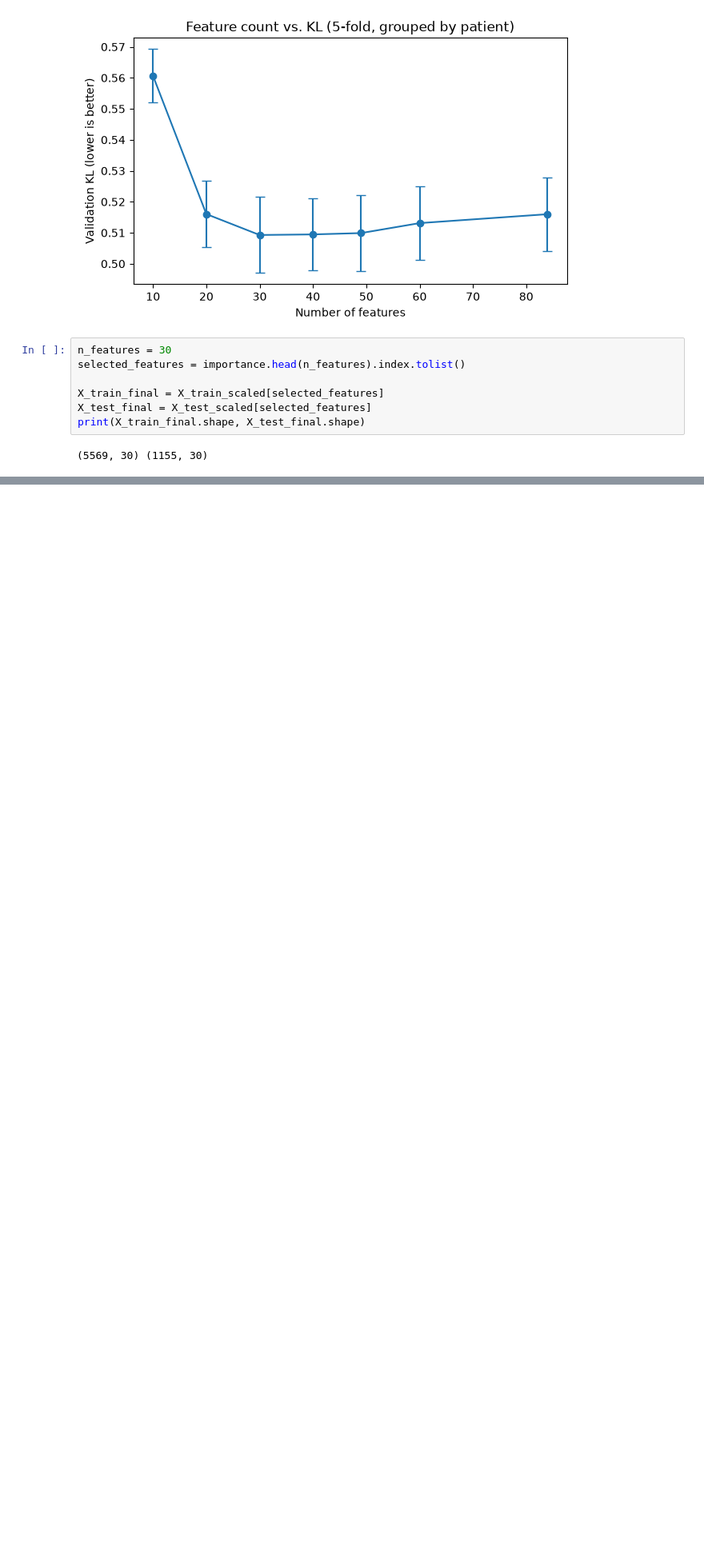
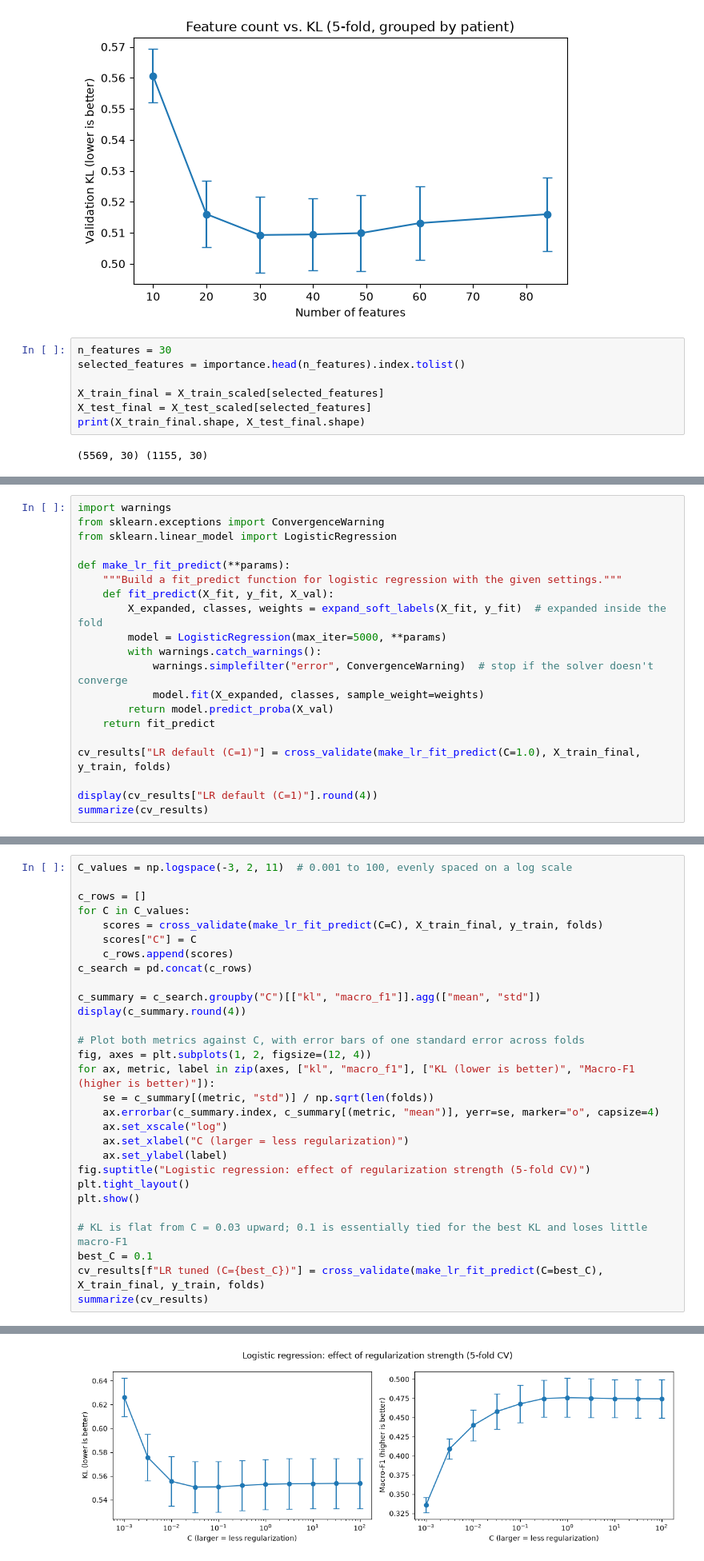
Before and after one commit to daviijulian/ML-Project-2, a Jupyter notebook: notebooks/DavidJulian.ipynb, the cells around one changed output, grey strips where cells are left out. Shown at 80% size. Saved outputs shown, nothing was run; the diff lists cells and outputs as text; blank space fills up the shorter version.

Commit message:
Results: Logistic Regression baseline classifier

```diff
--- a/notebooks/DavidJulian.ipynb
+++ b/notebooks/DavidJulian.ipynb
@@ -399,0 +516,20 @@ print(X_train_final.shape, X_test_final.shape)
+# %%
+import warnings
+from sklearn.exceptions import ConvergenceWarning
+from sklearn.linear_model import LogisticRegression
+
+def make_lr_fit_predict(**params):
+    """Build a fit_predict function for logistic regression with the given settings."""
+    def fit_predict(X_fit, y_fit, X_val):
+        X_expanded, classes, weights = expand_soft_labels(X_fit, y_fit)  # expanded inside the fold
+        model = LogisticRegression(max_iter=5000, **params)
+        with warnings.catch_warnings():
+            warnings.simplefilter("error", ConvergenceWarning)  # stop if the solver doesn't converge
+            model.fit(X_expanded, classes, sample_weight=weights)
+        return model.predict_proba(X_val)
+    return fit_predict
+
+cv_results["LR default (C=1)"] = cross_validate(make_lr_fit_predict(C=1.0), X_train_final, y_train, folds)
+
+display(cv_results["LR default (C=1)"].round(4))
+summarize(cv_results)
@@ -399,0 +556,30 @@ print(X_train_final.shape, X_test_final.shape)
+# %%
+C_values = np.logspace(-3, 2, 11)  # 0.001 to 100, evenly spaced on a log scale
+
+c_rows = []
+for C in C_values:
+    scores = cross_validate(make_lr_fit_predict(C=C), X_train_final, y_train, folds)
+    scores["C"] = C
+    c_rows.append(scores)
+c_search = pd.concat(c_rows)
+
+c_summary = c_search.groupby("C")[["kl", "macro_f1"]].agg(["mean", "std"])
+display(c_summary.round(4))
+
+# Plot both metrics against C, with error bars of one standard error across folds
+fig, axes = plt.subplots(1, 2, figsize=(12, 4))
+for ax, metric, label in zip(axes, ["kl", "macro_f1"], ["KL (lower is better)", "Macro-F1 (higher is better)"]):
+    se = c_summary[(metric, "std")] / np.sqrt(len(folds))
+    ax.errorbar(c_summary.index, c_summary[(metric, "mean")], yerr=se, marker="o", capsize=4)
+    ax.set_xscale("log")
+    ax.set_xlabel("C (larger = less regularization)")
+    ax.set_ylabel(label)
+fig.suptitle("Logistic regression: effect of regularization strength (5-fold CV)")
+plt.tight_layout()
+plt.show()
+
+# KL is flat from C = 0.03 upward; 0.1 is essentially tied for the best KL and loses little macro-F1
+best_C = 0.1
+cv_results[f"LR tuned (C={best_C})"] = cross_validate(make_lr_fit_predict(C=best_C), X_train_final, y_train, folds)
+summarize(cv_results)
+# %% [output]
@@ -399,0 +600 @@ print(X_train_final.shape, X_test_final.shape)
+[figure, added]
```
Also changed, not shown: parts of 21 cells of this notebook.
